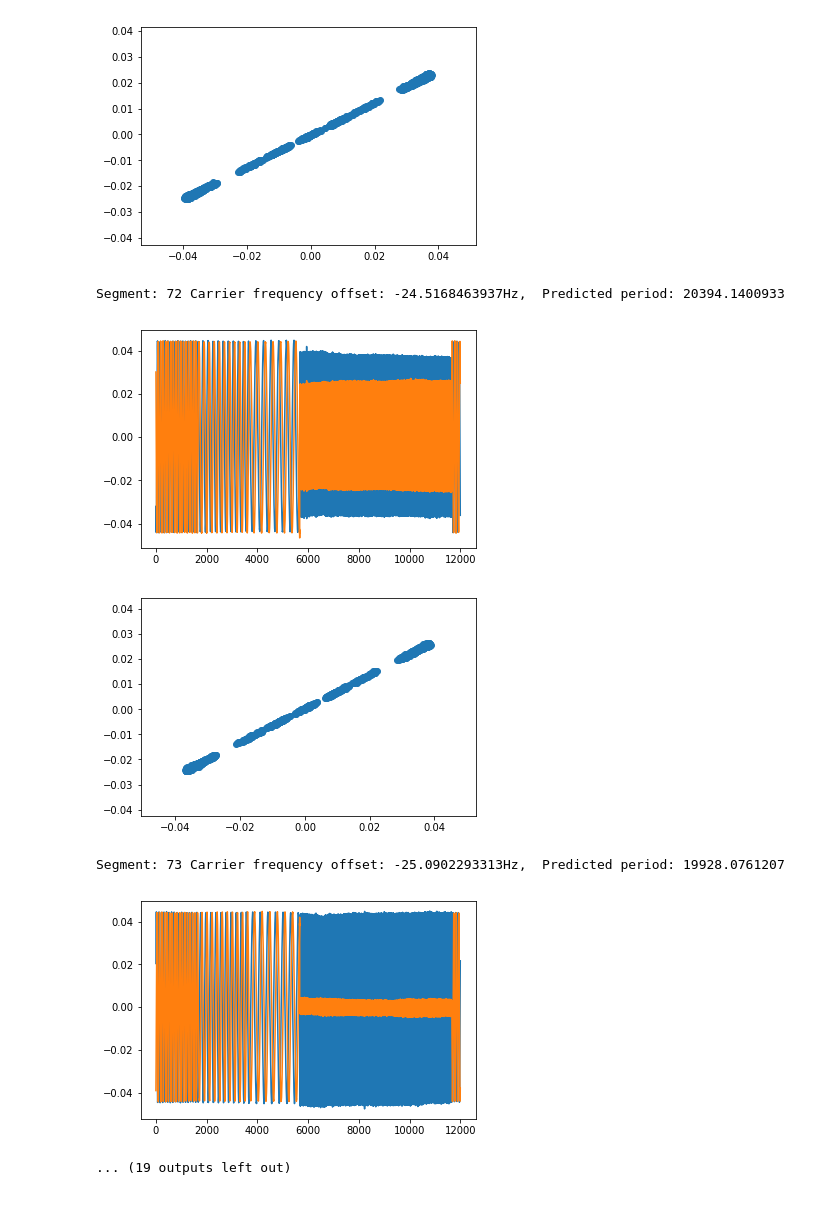
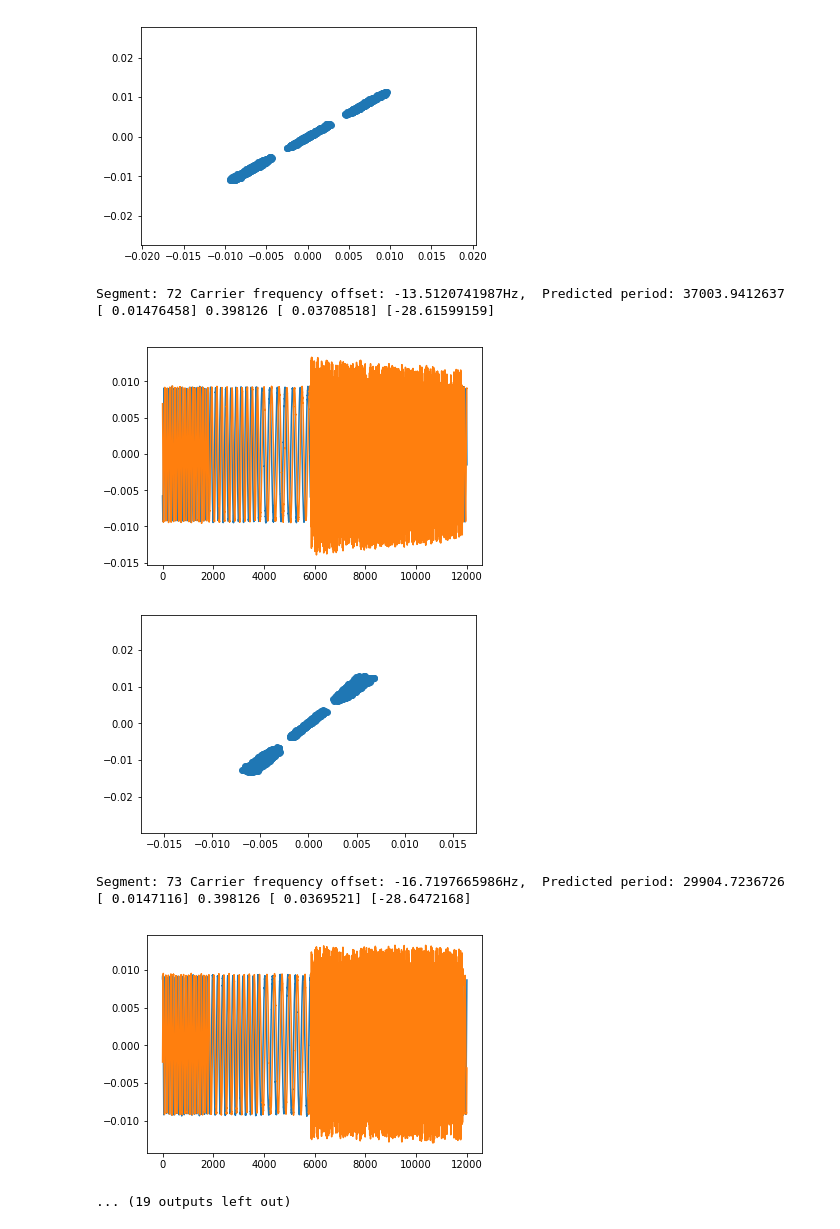
Before and after one commit to jain-nikunj/channel-estimation, a Jupyter notebook: channelEstimation4.py.ipynb, the cells around one changed output. Saved outputs shown, nothing was run; the diff lists cells and outputs as text; code cells hidden in the pictures.

```diff
--- a/channelEstimation4.py.ipynb
+++ b/channelEstimation4.py.ipynb
@@ -119,7 +119,7 @@ for key in correlation_dict:
 1666.6666666666667 4200
 # %%
 """Cell:Complex output"""
-file_sink_complex_expt2  = "./logs/fileSinkComplexExpt2_2"
+file_sink_complex_expt2  = "./logs/fileSinkComplexExpt2_6"
 def read_output():
     """Reads the complex values from output file sink generated by gnuradio expt 2"""
 
@@ -332,12 +332,12 @@ for idx in range(70,80):
     complex_vector = corrected_output_array[idx][1]
     freq_diff = corrected_output_array[idx][0]
     print('Segment: ' + str(idx)+ ' Carrier frequency offset: ' + str(freq_diff*sampling_frequency) + 'Hz,  Predicted period: ' + str(1/abs(freq_diff)))
-#     absOutput = max(abs(complex_vector[len_tone*len(tone_frequencies):]))
-#     absInput =  max(abs(complex_input[len_tone*len(tone_frequencies):]))
-#     absRatio = absOutput/absInput;
-#     dbLoss = 20*np.log10(absRatio)
+    absOutput = max(abs(complex_vector[len_tone*len(tone_frequencies):]))
+    absInput =  max(abs(complex_input[len_tone*len(tone_frequencies):]))
+    absRatio = absOutput/absInput;
+    dbLoss = 20*np.log10(absRatio)
 
-#     print(absOutput, absInput, absRatio, dbLoss)
+    print(absOutput, absInput, absRatio, dbLoss)
 
 
 #     plt.plot(complex_vector.real/abs(max(complex_vector.real)))
@@ -373,7 +375,9 @@ Segment: 71 Carrier frequency offset: -21.4545134893Hz,  Predicted period: 23305
-[figure, old version]
+[figure, new version]
-Segment: 72 Carrier frequency offset: -24.5168463937Hz,  Predicted period: 20394.1400933
+Segment: 72 Carrier frequency offset: -13.5120741987Hz,  Predicted period: 37003.9412637
+[ 0.01476458] 0.398126 [ 0.03708518] [-28.61599159]
-[figure, old version]
+[figure, new version]
-[figure, old version]
+[figure, new version]
-Segment: 73 Carrier frequency offset: -25.0902293313Hz,  Predicted period: 19928.0761207
+Segment: 73 Carrier frequency offset: -16.7197665986Hz,  Predicted period: 29904.7236726
+[ 0.0147116] 0.398126 [ 0.0369521] [-28.6472168]
-[figure, old version]
+[figure, new version]
 ... (19 outputs left out)
```
Also changed, not shown: parts of 10 cells of this notebook.
